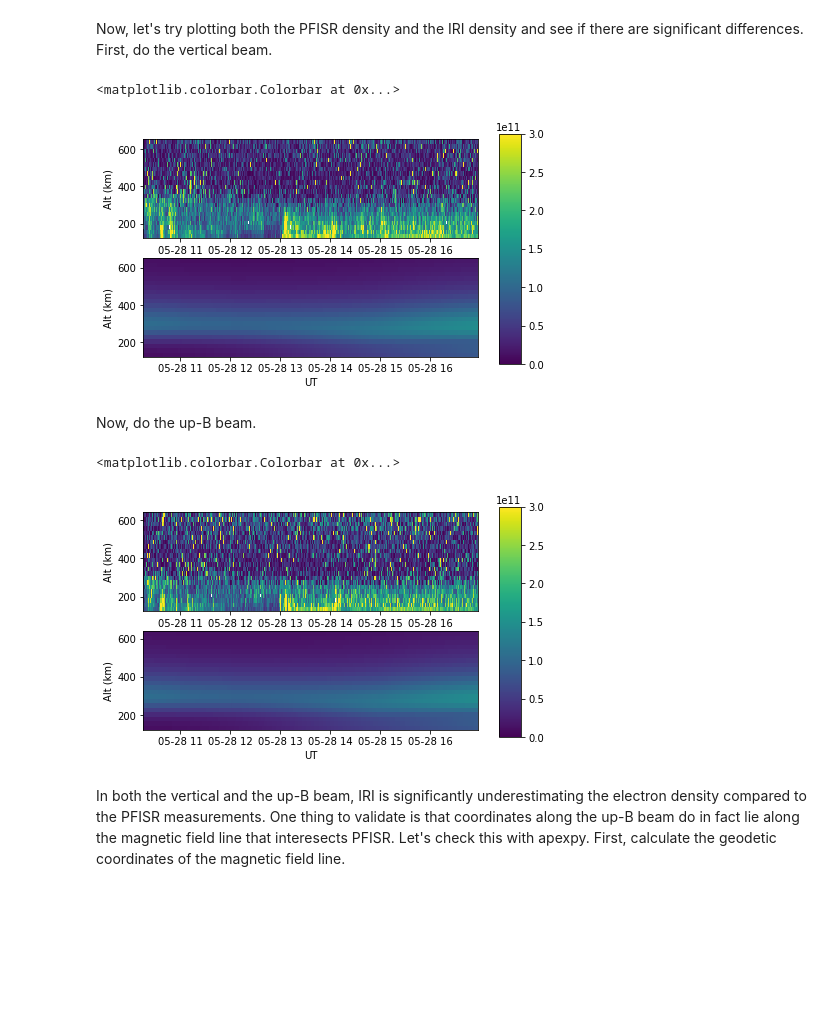
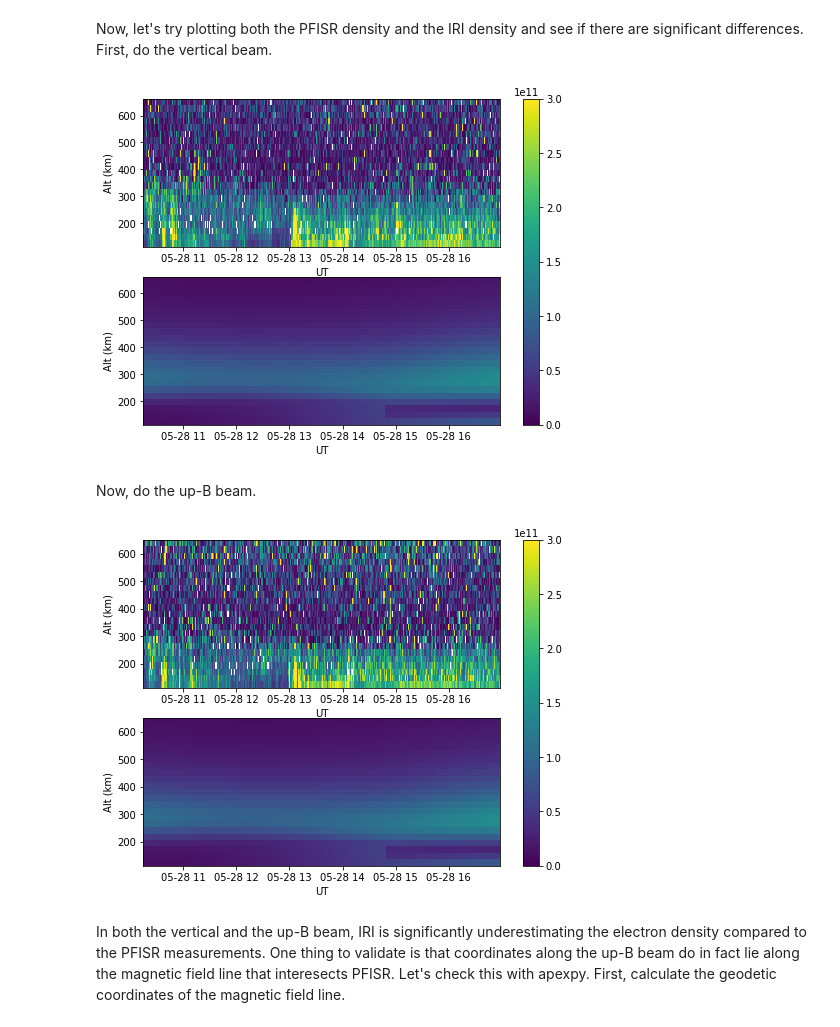
Before and after one commit to EarthCubeInGeo/resen-core, a Jupyter notebook: tutorials/GetStartedWithReSEn.ipynb, the cells around one changed output. Saved outputs shown, nothing was run; the diff lists cells and outputs as text; code cells hidden in the pictures; blank space fills up the shorter version.

```diff
--- a/tutorials/GetStartedWithReSEn.ipynb
+++ b/tutorials/GetStartedWithReSEn.ipynb
@@ -17,14 +17,14 @@ import matplotlib.pyplot as plt
 pfisr_lat = 65.13
 pfisr_lon = -147.47
 pfisr_alt = 0.213
-t0 = datetime(2016,5,8,4,34)
+t0 = datetime(2016,4,10,5,30)
 alts = np.arange(100., 600., 10.)
 
 ne = []
 
 for alt in alts:
     pt = pyglow.Point(t0, pfisr_lat, pfisr_lon, alt)
-    pt.run_iri()
+    pt.run_iri(bil2000=True, f1_layer=False)
     ne.append(pt.ne)
 
 plt.plot(ne, alts)
@@ -53,7 +51,7 @@ for alt in alts:
     glat, glon, __ = A.apex2geo(pfisr_mlat, pfisr_mlon, alt)
 
     pt = pyglow.Point(t0, pfisr_lat, pfisr_lon, alt)
-    pt.run_iri()
+    pt.run_iri(bil2000=True, f1_layer=False)
     ne.append(pt.ne)
 
 plt.plot(ne, alts)
@@ -141,17 +137,21 @@ with h5py.File(data_path + 'PFISR/20170528.004_lp_1min-fitcal.h5', 'r') as f:
 Now let's calculate the IRI electron density with pyglow at the same location of each radar bin.
 # %%
 # convert unix times to datetime object
-times = [datetime.utcfromtimestamp(np.mean(tstmp)) for tstmp in utime]
+PFISRtimes = [datetime.utcfromtimestamp(np.mean(tstmp)) for tstmp in utime]
 
 iriz = []
 irib = []
 
-for t in times:
+for i,t in enumerate(PFISRtimes):
+    if i % 25 == 0: # to have a sense of remaining time
+        print(i,"out of",len(PFISRtimes))
+    else:
+        print(".",end="")
     # first do the vertical beam
     ne = []
     for lat, lon, alt in zip(latz, lonz, altz):
         pt = pyglow.Point(t, lat, lon, alt/1000.)
-        pt.run_iri()
+        pt.run_iri(bil2000=True, f1_layer=False)
         ne.append(pt.ne*1.e6)
     iriz.append(ne)
 
@@ -159,9 +159,9 @@ for t in times:
     ne = []
     for lat, lon, alt in zip(latb, lonb, altb):
         pt = pyglow.Point(t, lat, lon, alt/1000.)
-        pt.run_iri()
+        pt.run_iri(bil2000=True, f1_layer=False)
         ne.append(pt.ne*1.e6)
     irib.append(ne)
-
+print("done.")
 iriz = np.array(iriz)
 irib = np.array(irib)
@@ -168,41 +184,33 @@ irib = np.array(irib)
 # %% [markdown]
 Now, let's try plotting both the PFISR density and the IRI density and see if there are significant differences.  First, do the vertical beam.
 # %%
-fig = plt.figure()
-ax1 = fig.add_subplot(211)
-f = ax1.pcolormesh(times, altz/1000., densz.T, vmin=0, vmax=3e11)
+fig,(ax1,ax2) = plt.subplots(nrows=2, figsize=(8,6))
+pcm = ax1.pcolormesh(PFISRtimes, altz/1000., densz.T, vmin=0, vmax=3e11,shading='auto')
 ax1.set_xlabel('UT')
 ax1.set_ylabel('Alt (km)')
 
-ax2 = fig.add_subplot(212)
-f = ax2.pcolormesh(times, altz/1000., iriz.T, vmin=0, vmax=3e11)
-cax = fig.add_axes([0.95, 0.1, 0.05, 0.8])
+pcm = ax2.pcolormesh(PFISRtimes, altz/1000., iriz.T, vmin=0, vmax=3e11,shading='auto')
 ax2.set_xlabel('UT')
 ax2.set_ylabel('Alt (km)')
 
-plt.colorbar(f, cax=cax)
+fig.colorbar(pcm, ax=[ax1,ax2]);
 # %% [output]
-<matplotlib.colorbar.Colorbar at 0x...>
-[figure, old version]
+[figure, new version]
 # %% [markdown]
 Now, do the up-B beam.
 # %%
-fig = plt.figure()
-ax1 = fig.add_subplot(211)
-f = ax1.pcolormesh(times, altb/1000., densb.T, vmin=0, vmax=3e11)
+fig,(ax1,ax2) = plt.subplots(nrows=2, figsize=(8,6))
+pcm = ax1.pcolormesh(PFISRtimes, altb/1000., densb.T, vmin=0, vmax=3e11,shading='auto')
 ax1.set_xlabel('UT')
 ax1.set_ylabel('Alt (km)')
 
-ax2 = fig.add_subplot(212)
-f = ax2.pcolormesh(times, altb/1000., irib.T, vmin=0, vmax=3e11)
+pcm = ax2.pcolormesh(PFISRtimes, altb/1000., irib.T, vmin=0, vmax=3e11,shading='auto')
 ax2.set_xlabel('UT')
 ax2.set_ylabel('Alt (km)')
 
-cax = fig.add_axes([0.95, 0.1, 0.05, 0.8])
-plt.colorbar(f, cax=cax)
+fig.colorbar(pcm, ax=[ax1,ax2]);
 # %% [output]
-<matplotlib.colorbar.Colorbar at 0x...>
-[figure, old version]
+[figure, new version]
 # %% [markdown]
 In both the vertical and the up-B beam, IRI is significantly underestimating the electron density compared to the PFISR measurements.  One thing to validate is that coordinates along the up-B beam do in fact lie along the magnetic field line that interesects PFISR. Let's check this with apexpy.  First, calculate the geodetic coordinates of the magnetic field line.
 # %%
```
Also changed, not shown: parts of 13 cells of this notebook.
